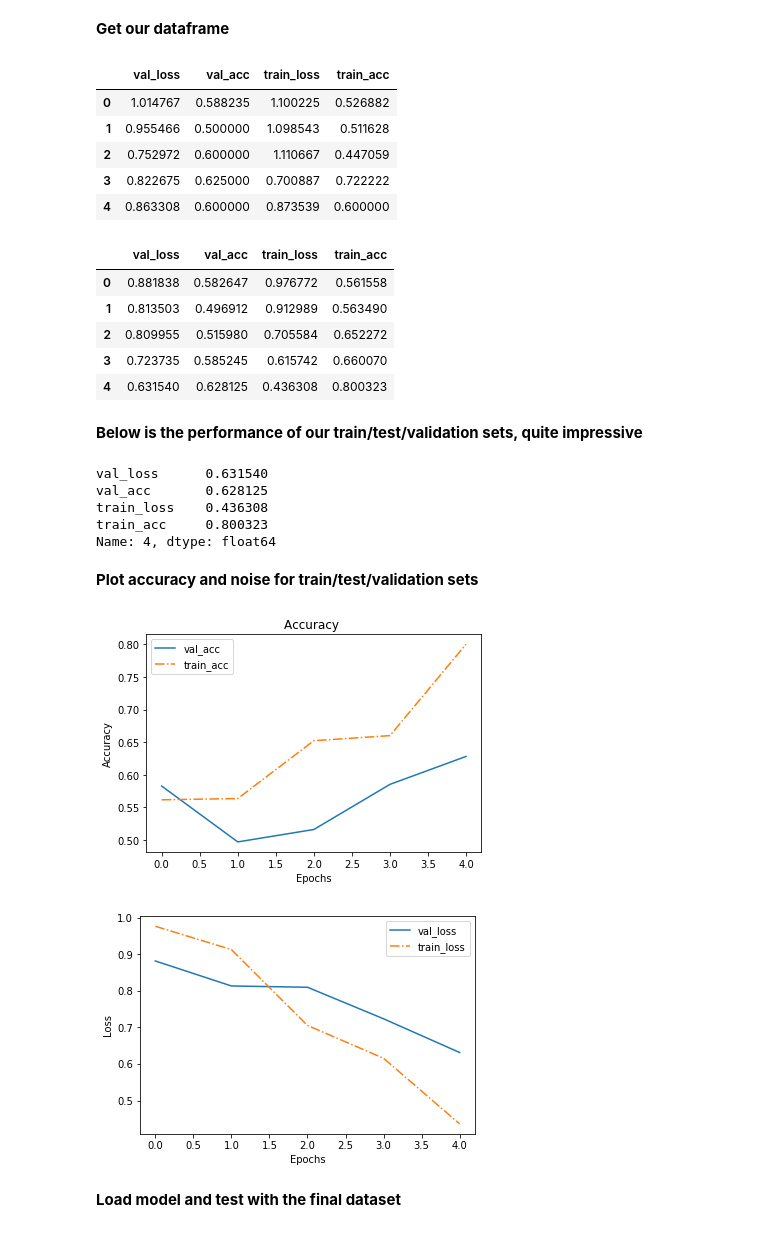
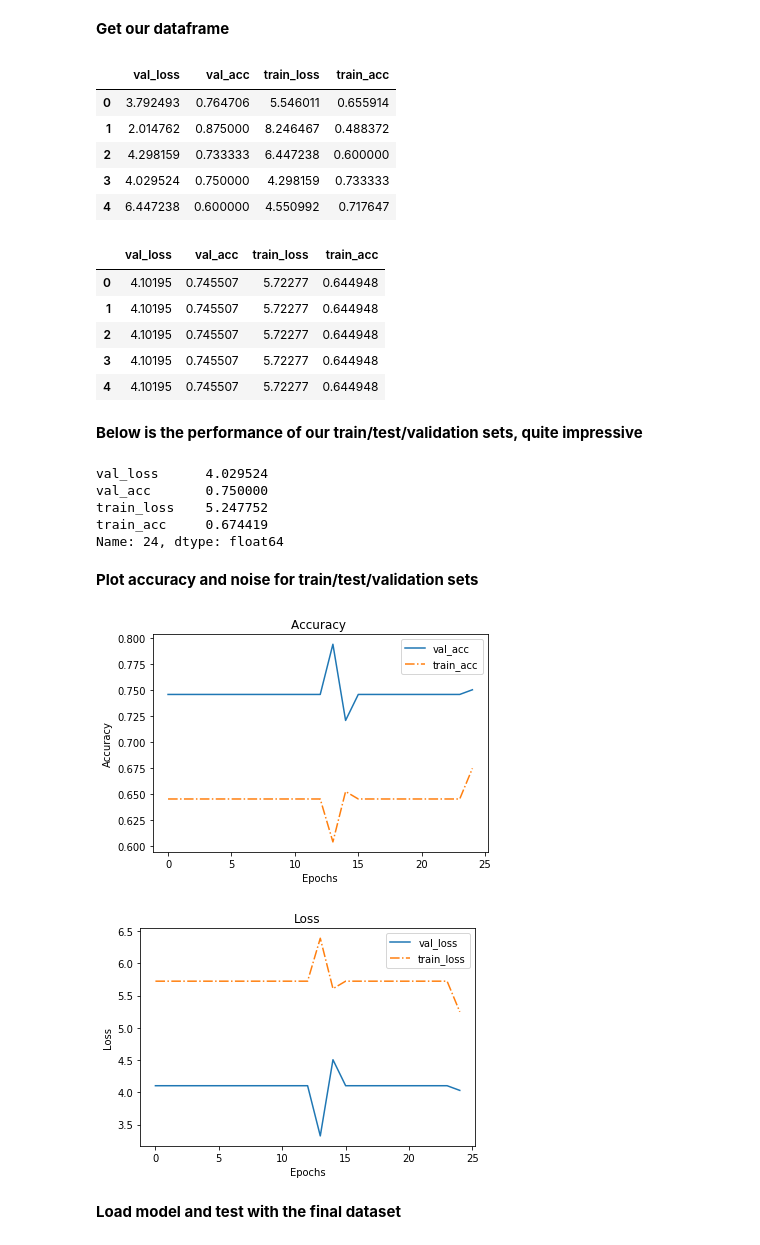
Before and after one commit to StevenVuong/MSc_Project, a Jupyter notebook: p4.ipynb, the cells around one changed output. Drawn from its saved outputs; the diff is of its cells as text; code cells hidden in the pictures.

```diff
--- a/p4.ipynb
+++ b/p4.ipynb
@@ -46,7 +44,7 @@ Drive already mounted at /content/gdrive; to attempt to forcibly remount, call d
 # %% [markdown]
 **Get our dataframe**
 # %%
-stored_name = '10_v0'
+stored_name = '12_v0'
 # %%
 # read metrics file, format: [val_loss,val_acc, train_loss, train_acc, test_loss, test_acc]
 metrics_df = pd.read_csv('stored_metrics_v2/metrics' +stored_name+'.csv', header=None)
@@ -56,36 +54,36 @@ metrics_df.columns = ['val_loss', 'val_acc', 'train_loss', 'train_acc']
 metrics_df.head()
 # %% [output]
 |  | val_loss | val_acc | train_loss | train_acc |
-| 0 | 1.014767 | 0.588235 | 1.100225 | 0.526882 |
-| 1 | 0.955466 | 0.500000 | 1.098543 | 0.511628 |
-| 2 | 0.752972 | 0.600000 | 1.110667 | 0.447059 |
-| 3 | 0.822675 | 0.625000 | 0.700887 | 0.722222 |
-| 4 | 0.863308 | 0.600000 | 0.873539 | 0.600000 |
+| 0 | 3.792493 | 0.764706 | 5.546011 | 0.655914 |
+| 1 | 2.014762 | 0.875000 | 8.246467 | 0.488372 |
+| 2 | 4.298159 | 0.733333 | 6.447238 | 0.600000 |
+| 3 | 4.029524 | 0.750000 | 4.298159 | 0.733333 |
+| 4 | 6.447238 | 0.600000 | 4.550992 | 0.717647 |
 # %%
-# aggregate so we have the averages of each batch
-batch_mean_df = metrics_df.groupby(np.arange(len(metrics_df))//5).mean()
+# aggregate so we have the averages of each batch (trains on 6 now and tests on 7)
+batch_mean_df = metrics_df.groupby(np.arange(len(metrics_df))//6).mean()
 
 # only want to take the last 30 (we only trained for 30 epochs, filter noise)
 batch_mean_df = batch_mean_df.tail(30)
 batch_mean_df.head()
 # %% [output]
 |  | val_loss | val_acc | train_loss | train_acc |
-| 0 | 0.881838 | 0.582647 | 0.976772 | 0.561558 |
-| 1 | 0.813503 | 0.496912 | 0.912989 | 0.563490 |
-| 2 | 0.809955 | 0.515980 | 0.705584 | 0.652272 |
-| 3 | 0.723735 | 0.585245 | 0.615742 | 0.660070 |
-| 4 | 0.631540 | 0.628125 | 0.436308 | 0.800323 |
+| 0 | 4.10195 | 0.745507 | 5.72277 | 0.644948 |
+| 1 | 4.10195 | 0.745507 | 5.72277 | 0.644948 |
+| 2 | 4.10195 | 0.745507 | 5.72277 | 0.644948 |
+| 3 | 4.10195 | 0.745507 | 5.72277 | 0.644948 |
+| 4 | 4.10195 | 0.745507 | 5.72277 | 0.644948 |
 # %% [markdown]
 **Below is the performance of our train/test/validation sets, quite impressive**
 # %%
 # get the final output (model at end)
 batch_mean_df.iloc[-1,:]
 # %% [output]
-val_loss      0.631540
-val_acc       0.628125
-train_loss    0.436308
-train_acc     0.800323
-Name: 4, dtype: float64
+val_loss      4.029524
+val_acc       0.750000
+train_loss    5.247752
+train_acc     0.674419
+Name: 24, dtype: float64
 # %% [markdown]
 **Plot accuracy and noise for train/test/validation sets**
 # %%
@@ -101,20 +99,21 @@ plt.legend(loc='best')
 
 plt.show()
 # %% [output]
-[figure, old version]
+[figure, new version]
 # %%
 # plotting the loss
 plt.plot(batch_mean_df.val_loss.values, label='val_loss', ls='-')
 plt.plot(batch_mean_df.train_loss.values, label='train_loss', ls='-.')
 
 plt.xlabel('Epochs')
 plt.ylabel('Loss')
+plt.title('Loss')
 
 plt.legend(loc='best')
 
 plt.show()
 # %% [output]
-[figure, old version]
+[figure, new version]
 # %% [markdown]
 **Load model and test with the final dataset**
 # %%
```
Also changed, not shown: parts of 2 cells of this notebook.
